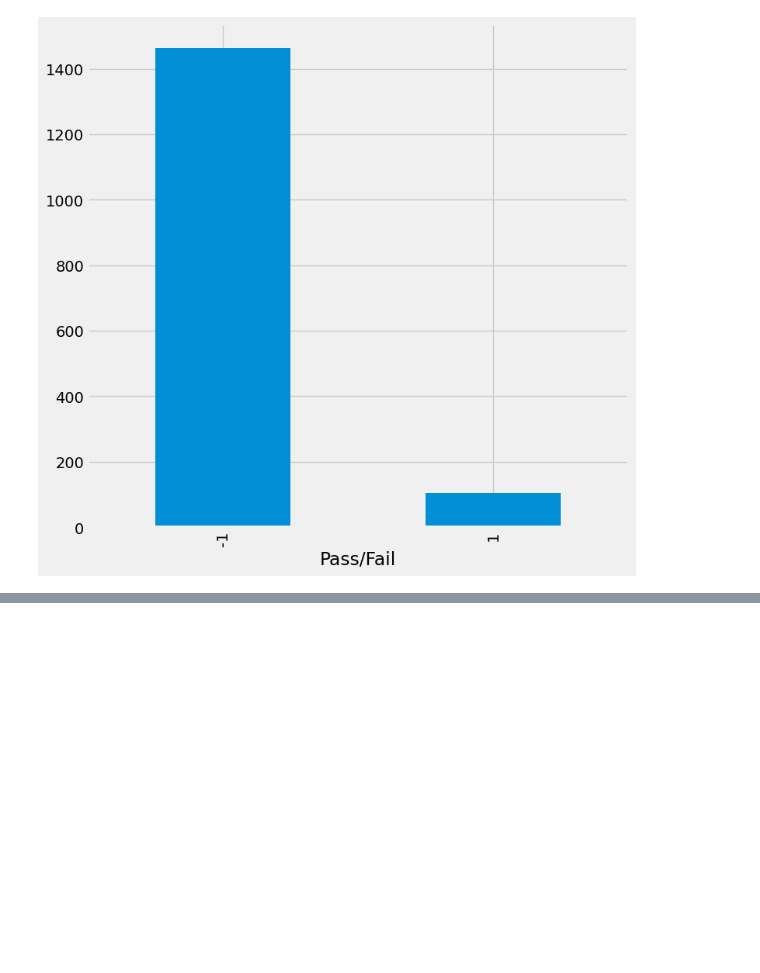
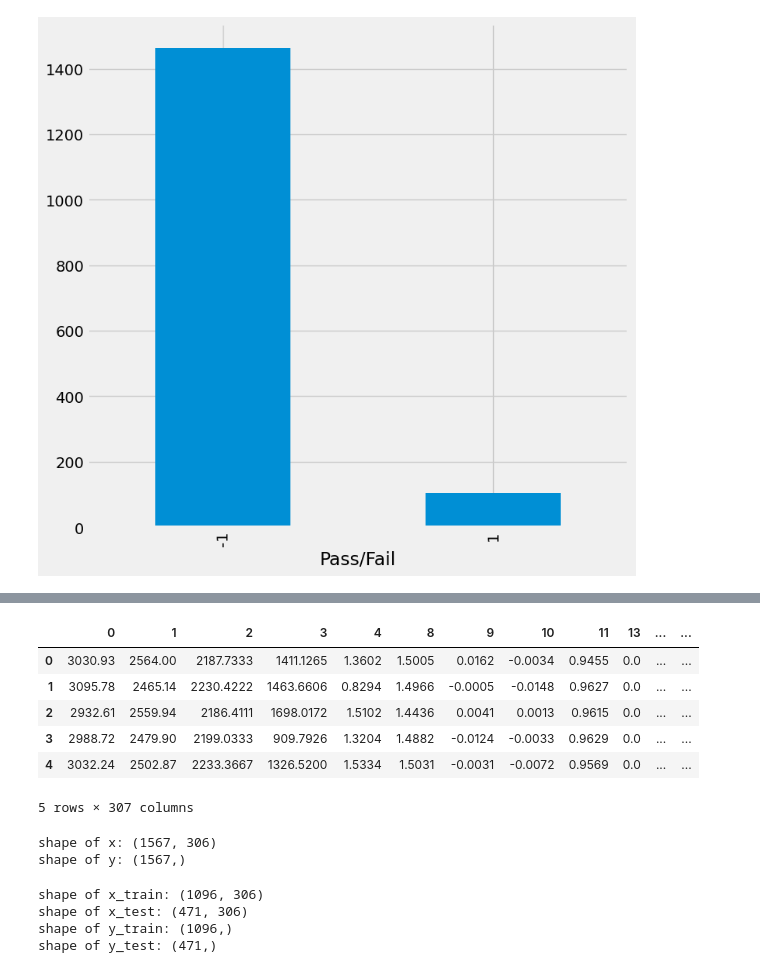
Before and after one commit to izzhamburhan/semicon-manu, a Jupyter notebook: notebook/001_clean_data.ipynb, the cells around one changed output, grey strips where cells are left out. Drawn from its saved outputs; the diff is of its cells as text; code cells hidden in the pictures; blank space fills up the shorter version.

```diff
--- a/notebook/001_clean_data.ipynb
+++ b/notebook/001_clean_data.ipynb
@@ -149,0 +155,7 @@ ValueError: could not convert string to float: '2008-07-19 11:55:00'
+# %%
+# deleting the first column
+
+data = data.drop(columns = ['Time'], axis = 1)
+
+# checking the shape of the data after deleting a column
+data.shape
@@ -149,0 +205,4 @@ ValueError: could not convert string to float: '2008-07-19 11:55:00'
+# %%
+#Remove columns having more than 70% correlation
+#Both positive and negative correlations are considered here
+data = remove_collinear_features(data,0.70)
@@ -149,0 +227,31 @@ ValueError: could not convert string to float: '2008-07-19 11:55:00'
+# %%
+data.head()
+# %% [output]
+|  | 0 | 1 | 2 | 3 | 4 | 8 | 9 | 10 | 11 | 13 | ... | ... |
+| 0 | 3030.93 | 2564.00 | 2187.7333 | 1411.1265 | 1.3602 | 1.5005 | 0.0162 | -0.0034 | 0.9455 | 0.0 | ... | ... |
+| 1 | 3095.78 | 2465.14 | 2230.4222 | 1463.6606 | 0.8294 | 1.4966 | -0.0005 | -0.0148 | 0.9627 | 0.0 | ... | ... |
+| 2 | 2932.61 | 2559.94 | 2186.4111 | 1698.0172 | 1.5102 | 1.4436 | 0.0041 | 0.0013 | 0.9615 | 0.0 | ... | ... |
+| 3 | 2988.72 | 2479.90 | 2199.0333 | 909.7926 | 1.3204 | 1.4882 | -0.0124 | -0.0033 | 0.9629 | 0.0 | ... | ... |
+| 4 | 3032.24 | 2502.87 | 2233.3667 | 1326.5200 | 1.5334 | 1.5031 | -0.0031 | -0.0072 | 0.9569 | 0.0 | ... | ... |
+5 rows × 307 columns
+# %%
+x = data.iloc[:,:306]
+y = data['Pass/Fail']
+
+print("shape of x:", x.shape)
+print("shape of y:", y.shape)
+# %% [output]
+shape of x: (1567, 306)
+shape of y: (1567,)
+# %%
+x_train, x_test, y_train, y_test = train_test_split(x,y, test_size=0.3,random_state=1)
+
+print("shape of x_train:", x_train.shape)
+print("shape of x_test:", x_test.shape)
+print("shape of y_train:" , y_train.shape)
+print("shape of y_test:", y_test.shape)
+# %% [output]
+shape of x_train: (1096, 306)
+shape of x_test: (471, 306)
+shape of y_train: (1096,)
+shape of y_test: (471,)
```
Also changed, not shown: parts of 7 cells of this notebook.
